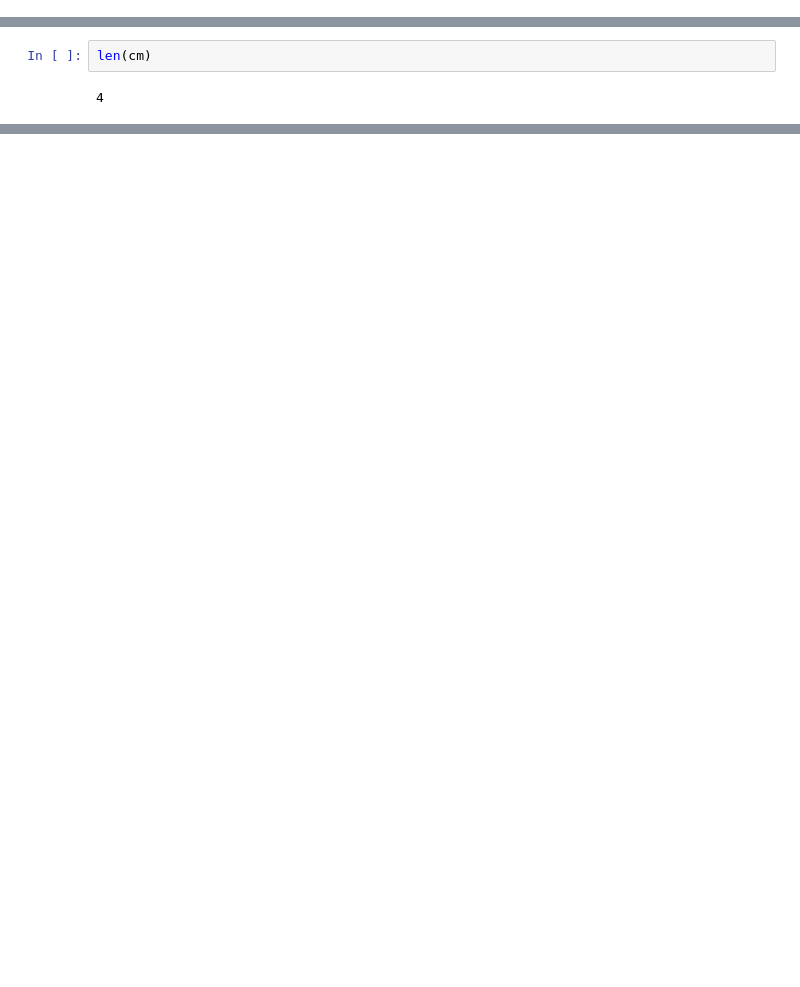
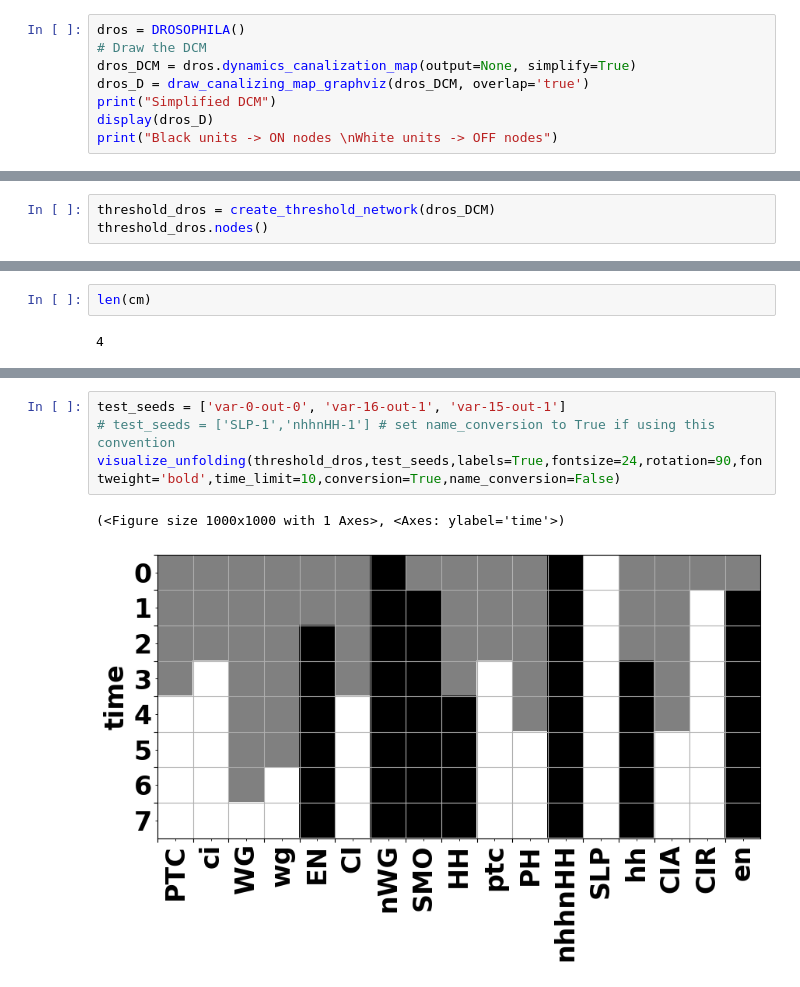
Before and after one commit to akshaygangadhar99/dynamical_modularity, a Jupyter notebook: tutorial.ipynb, the cells around one changed output, grey strips where cells are left out. Saved outputs shown, nothing was run; the diff lists cells and outputs as text; blank space fills up the shorter version.

```diff
--- a/tutorial.ipynb
+++ b/tutorial.ipynb
@@ -593,0 +573,8 @@ string.split(sep="-")
+# %%
+dros = DROSOPHILA()
+# Draw the DCM
+dros_DCM = dros.dynamics_canalization_map(output=None, simplify=True)
+dros_D = draw_canalizing_map_graphviz(dros_DCM, overlap='true')
+print("Simplified DCM")
+display(dros_D)
+print("Black units -> ON nodes \nWhite units -> OFF nodes")
@@ -593,0 +588,3 @@ string.split(sep="-")
+# %%
+threshold_dros = create_threshold_network(dros_DCM)
+threshold_dros.nodes()
@@ -1684,0 +1761,7 @@ Unfolding length: 2
+# %%
+test_seeds = ['var-0-out-0', 'var-16-out-1', 'var-15-out-1']
+# test_seeds = ['SLP-1','nhhnHH-1'] # set name_conversion to True if using this convention
+visualize_unfolding(threshold_dros,test_seeds,labels=True,fontsize=24,rotation=90,fontweight='bold',time_limit=10,conversion=True,name_conversion=False)
+# %% [output]
+(<Figure size 1000x1000 with 1 Axes>, <Axes: ylabel='time'>)
+[figure, added]
```
Also changed, not shown: parts of 62 cells of this notebook.
